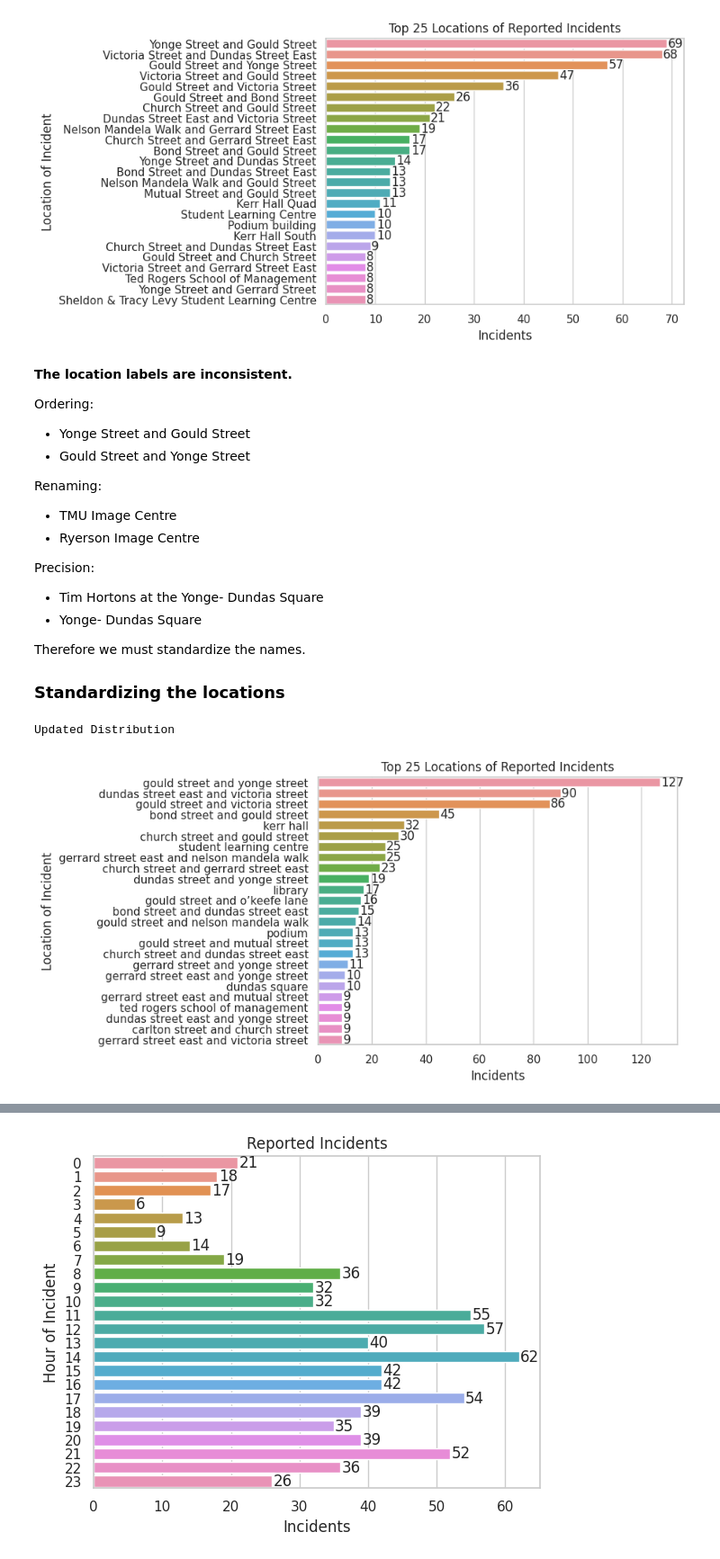
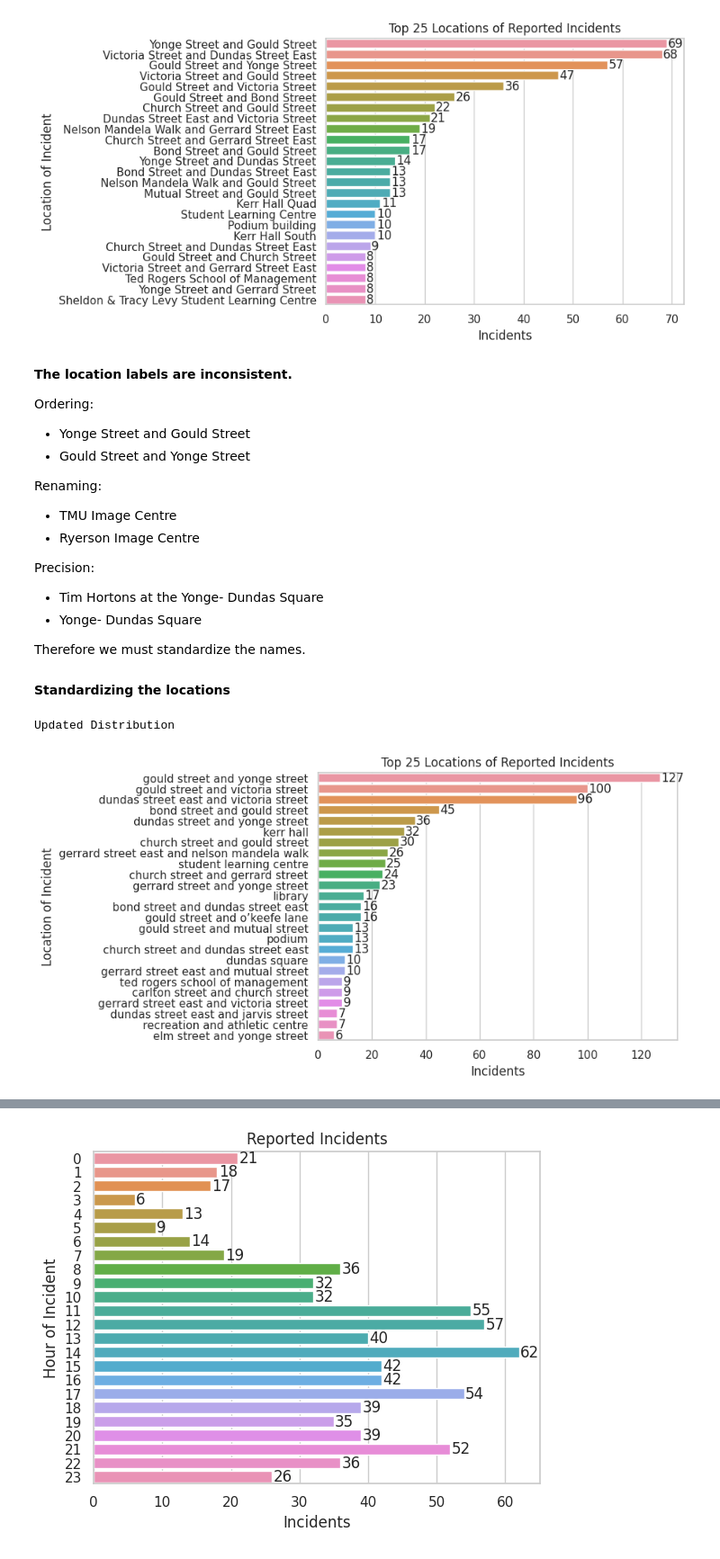
Before and after one commit to timothycho01/TMU_Security_Incidents, a Jupyter notebook: TMU_Security_Incidents.ipynb, the cells around one changed output, grey strips where cells are left out. Shown at 90% size. Drawn from its saved outputs; the diff is of its cells as text; code cells hidden in the pictures.

```diff
--- a/TMU_Security_Incidents.ipynb
+++ b/TMU_Security_Incidents.ipynb
@@ -258,7 +259,7 @@ Precision:
 *   Yonge- Dundas Square
 
 Therefore we must standardize the names.
-### Standardizing the locations
+#### Standardizing the locations
 # %%
 def standardize_locations(location):
     location = location.strip()
@@ -298,40 +299,69 @@ def standardize_locations(location):
             location = location.split(' '+suffix)[0]
             break
 
-    if ' and ' in location:
+    # non streets with 'and'
+    if 'recreation' in location and 'athletic cent' in location:
+        pass
+    elif 'george vari' in location:
+        pass
+    elif ' and ' in location:
         streets = location.split(' and ')
         location = ' and '.join(sorted(streets))
 
     replace_mapping = {
         ' laneway': ' lane',
         'ryerson': 'tmu',
         'gold street': 'gould street',
         'bond and': 'bond street and',
         'mandela wak': 'mandela walk',
     }
     for phrase in replace_mapping:
         location = location.replace(phrase, replace_mapping[phrase])
+
+    equiv_intersections = {
+        'bond street and dundas street': 'bond street and dundas street east',
+
+        'church street and gerrard street east': 'church street and gerrard street',
+
+        'dundas street and victoria street': 'dundas street east and victoria street',
+
+        'gould street and nelson mandela walk': 'gould street and victoria street',
+
+        'gerrard street west and yonge street': 'gerrard street and yonge street',
+        'gerrard street east and yonge street': 'gerrard street and yonge street',
+
+        'gerrard street and mutual street': 'gerrard street east and mutual street',
+        'gerrard street and nelson mandela walk': 'gerrard street east and nelson mandela walk',
+        'gerrard street and o’keefe lane': 'gerrard street east and o’keefe lane',
+
+        'dundas street west and yonge street': 'dundas street and yonge street',
+        'dundas street east and yonge street': 'dundas street and yonge street',
+    }
+    for intersection in equiv_intersections:
+        if location == intersection:
+            location = equiv_intersections[intersection]
+            break
 
     return location.lower().strip()
 
 ii_df['loi_standardized'] = ii_df['location_of_incident'].apply(standardize_locations)
 ii_df['loi_standardized'] = ii_df['loi_standardized'].apply(lambda x: f'{x} building' if x == 'victoria' else x)
 
 sns.set_theme(style="whitegrid")
 
 g = sns.countplot(data=ii_df, y='loi_standardized', order=ii_df['loi_standardized'].value_counts().iloc[:25].index)
 
 p = plt.title('Top 25 Locations of Reported Incidents')
 p = plt.xlabel('Incidents')
 p = plt.ylabel('Location of Incident')
 
 for p in g.patches:
     g.annotate(f'{p.get_width():.0f}', (p.get_width(), p.get_y() + p.get_height() / 2),
                ha='left', va='center', xytext=(1, 0), textcoords='offset points')
 print('Updated Distribution\n')
 # %% [output]
 Updated Distribution
-[figure, old version]
+[figure, new version]
 # %%
 def street_name_only(street):
     words = street.split(' ')
```
Also changed, not shown: parts of 31 cells of this notebook, 2 other files.
